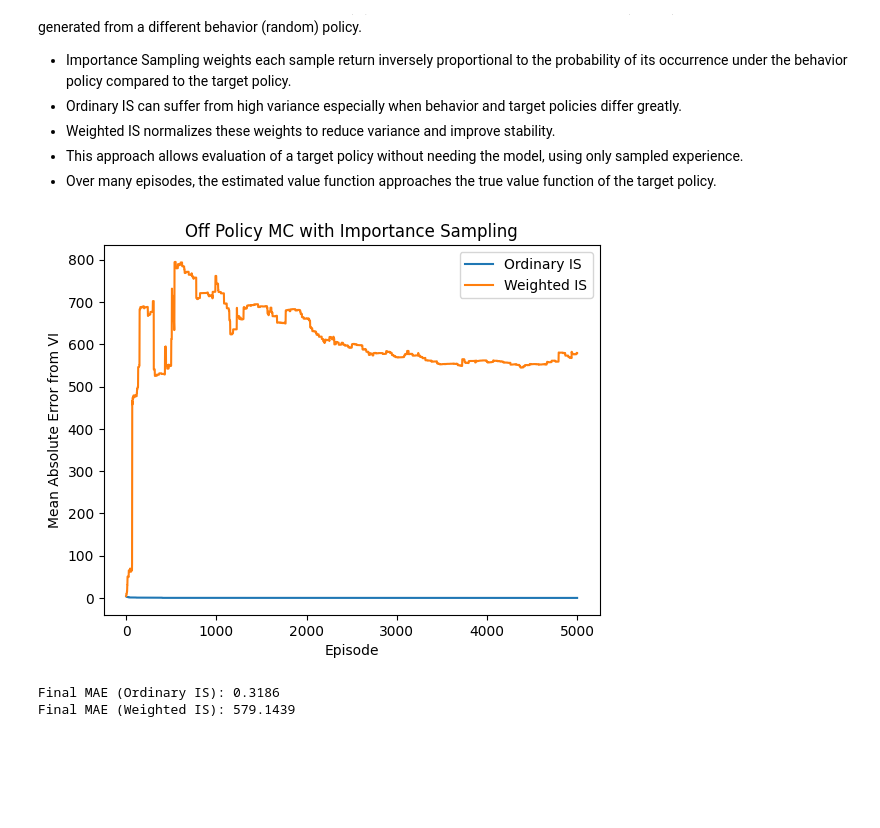
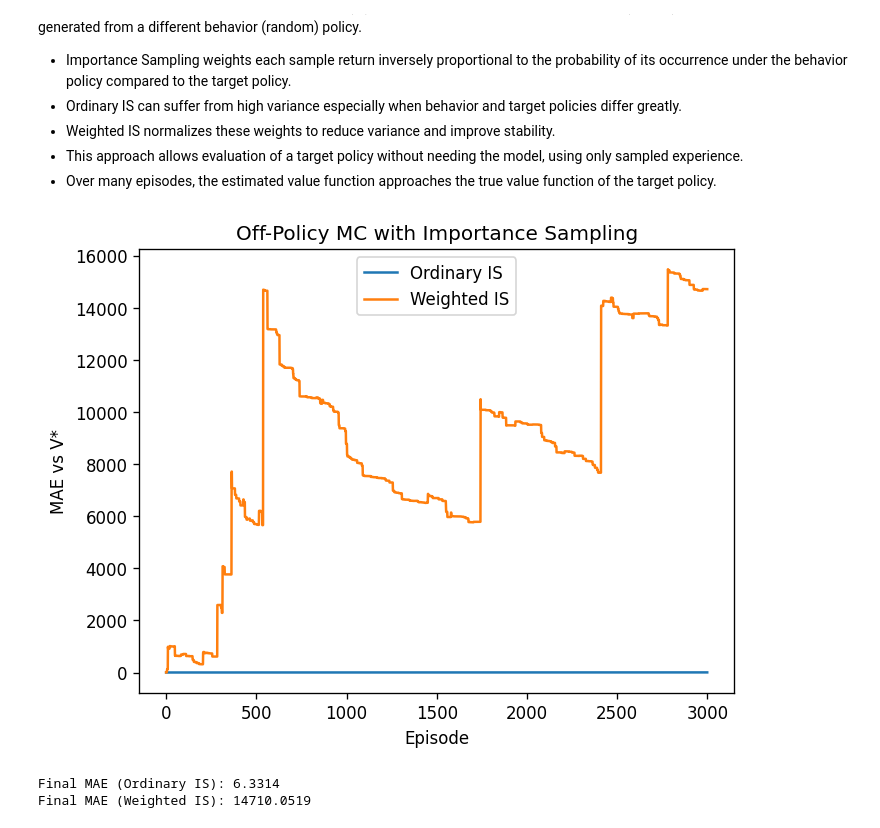
Before and after one commit to Yogesh-333/Reinforcement-Learning-Programming-CSCN8020-Assignment1, a Jupyter notebook: assignment1.ipynb, the cells around one changed output. Cells and saved outputs as stored; diff of their text form; code cells hidden in the pictures; blank space fills up the shorter version.

```diff
--- a/assignment1.ipynb
+++ b/assignment1.ipynb
@@ -354,88 +374,122 @@ Off Policy Monte Carlo with Importance Sampling (IS) estimates the value functio
 - This approach allows evaluation of a target policy without needing the model, using only sampled experience.
 - Over many episodes, the estimated value function approaches the true value function of the target policy.
 # %%
+import random
+
+# ---------------- Behavior policy (uniform random) ----------------
 def behavior_policy(env):
+    """Uniform random action index."""
     return random.choice(range(len(env.actions)))
 
-def generate_episode(env, max_steps=100):
-    state = (random.randint(0, env.size - 1), random.randint(0, env.size - 1))
-    while env.terminal_state == state:
+def behavior_prob(env, action_idx):
+    """Uniform probability for each action."""
+    return 1.0 / len(env.actions)
+
+# ---------------- Episode generator ----------------
+def generate_episode(env, start_state=None, max_steps=50):
+    """Generate one episode using behavior policy."""
+    if start_state is None:
+        # start randomly in a non-terminal state
         state = (random.randint(0, env.size - 1), random.randint(0, env.size - 1))
+        while state == env.terminal_state:
+            state = (random.randint(0, env.size - 1), random.randint(0, env.size - 1))
+    else:
+        state = start_state
+
     episode = []
     for _ in range(max_steps):
+        if state == env.terminal_state:
+            break
         action = behavior_policy(env)
         next_state = env.step(state, action)
         reward = env.reward(next_state)
         episode.append((state, action, reward))
-        if next_state == env.terminal_state:
+        state = next_state
+        if state == env.terminal_state:
             break
-        state = next_state
     return episode
 
+# ---------------- Target policy from V* ----------------
 def greedy_policy_from_V(env):
+    """Build greedy deterministic policy from env.V (value iteration result)."""
     policy = {}
     for i in range(env.size):
         for j in range(env.size):
-            if (i, j) == env.terminal_state:
+            state = (i, j)
+            if state == env.terminal_state:
                 continue
-            best_a = None
-            best_val = float('-inf')
+            best_a, best_val = None, float('-inf')
             for a in range(len(env.actions)):
-                ns = env.step((i, j), a)
+                ns = env.step(state, a)
                 val = env.reward(ns) + env.gamma * env.V[ns]
                 if val > best_val:
                     best_val = val
                     best_a = a
-            policy[(i, j)] = best_a
+            policy[state] = best_a
     return policy
 
-def off_policy_mc_is(env, num_episodes=5000, weighted=False):
+# ---------------- Off-policy MC with IS ----------------
+def off_policy_mc_is(env, V_star, num_episodes=5000, weighted=False):
+    """Off-policy first-visit MC with Importance Sampling."""
     V = np.zeros((env.size, env.size))
     C = np.zeros((env.size, env.size))
     target_policy = greedy_policy_from_V(env)
-    gamma = env.gamma
     errors = []
 
     for _ in range(num_episodes):
         episode = generate_episode(env)
-        G = 0
-        W = 1.0
+        G, W = 0.0, 1.0
+        visited = set()
         for t in reversed(range(len(episode))):
             state, a, r = episode[t]
-            G = gamma * G + r
+            G = env.gamma * G + r
+            if state in visited:
+                continue
+            visited.add(state)
             if state not in target_policy:
                 continue
             pi_a = 1.0 if a == target_policy[state] else 0.0
             b_a = 1.0 / len(env.actions)
             if pi_a == 0:
                 break
             rho = pi_a / b_a
             W *= rho
             i, j = state
             if weighted:
+                # Weighted IS
                 C[i, j] += 1
                 V[i, j] += (W * G - V[i, j]) / C[i, j]
             else:
+                # Ordinary IS
                 C[i, j] += W
                 V[i, j] += (W / C[i, j]) * (G - V[i, j])
-        errors.append(np.mean(np.abs(V - env.V)))
+        # Track MAE vs optimal V*
+        errors.append(np.mean(np.abs(V - V_star)))
     return V, errors
 
-V_mc_ord, errors_ord = off_policy_mc_is(grid, weighted=False)
-V_mc_wtd, errors_wtd = off_policy_mc_is(grid, weighted=True)
+# ======================================================
+# Run Problem 4 experiments
+# ======================================================
+V_star = grid.V   # from Problem 3 value iteration
 
+# Ordinary IS
+V_mc_ord, errors_ord = off_policy_mc_is(grid, V_star, num_episodes=3000, weighted=False)
+# Weighted IS
+V_mc_wtd, errors_wtd = off_policy_mc_is(grid, V_star, num_episodes=3000, weighted=True)
+
+# Plot convergence
 plt.plot(errors_ord, label='Ordinary IS')
 plt.plot(errors_wtd, label='Weighted IS')
 plt.xlabel('Episode')
-plt.ylabel('Mean Absolute Error from VI')
-plt.title('Off Policy MC with Importance Sampling')
+plt.ylabel('MAE vs V*')
+plt.title('Off-Policy MC with Importance Sampling')
 plt.legend()
 plt.show()
 
 print(f"Final MAE (Ordinary IS): {errors_ord[-1]:.4f}")
 print(f"Final MAE (Weighted IS): {errors_wtd[-1]:.4f}")
 # %% [output]
-[figure, old version]
+[figure, new version]
-Final MAE (Ordinary IS): 0.3186
-Final MAE (Weighted IS): 579.1439
+Final MAE (Ordinary IS): 6.3314
+Final MAE (Weighted IS): 14710.0519
 # %% [markdown]
```
Also changed, not shown: parts of 3 cells of this notebook, 1 other file.
